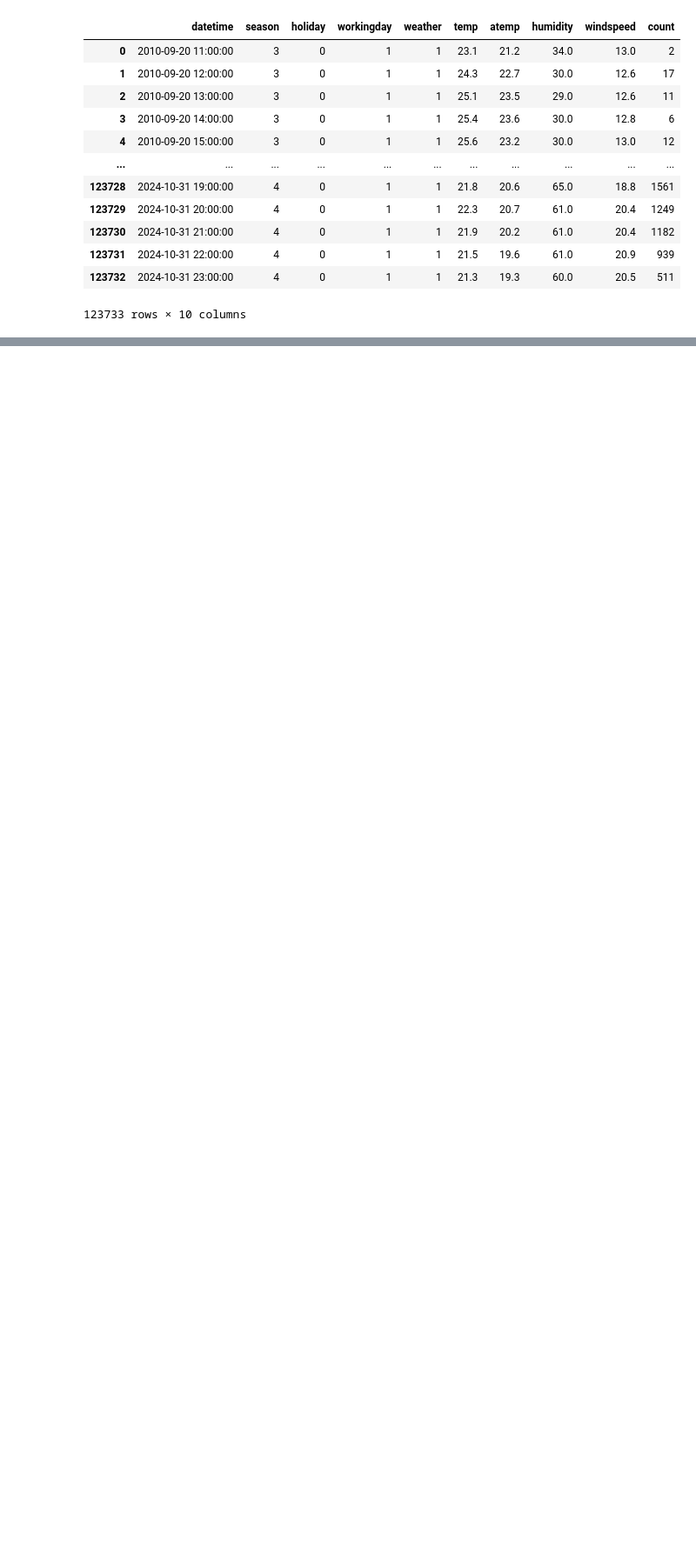
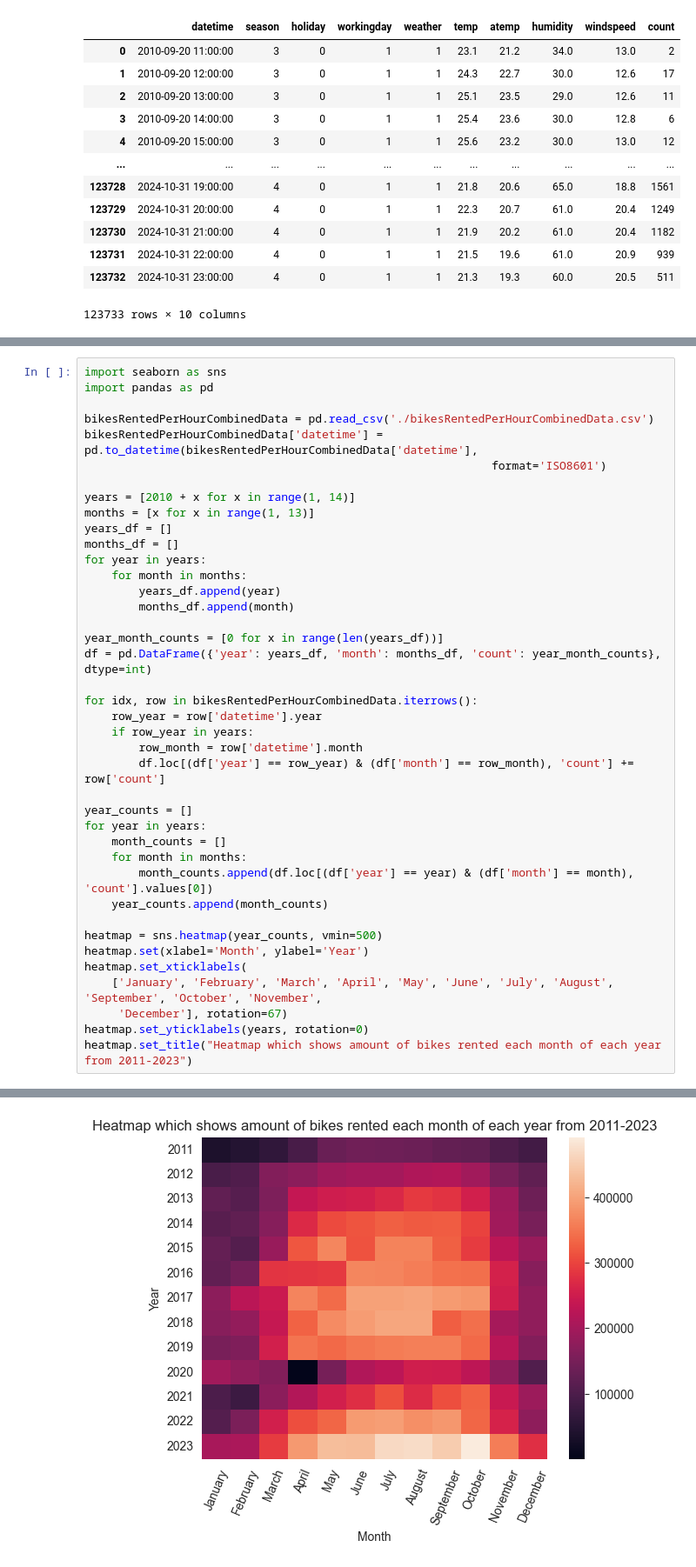
Before and after one commit to Scarch/ProjectE8, a Jupyter notebook: analysing_preparing_capitalBikeshareData.ipynb, the cells around one changed output, grey strips where cells are left out. Shown at 87% size. Saved outputs shown, nothing was run; the diff lists cells and outputs as text; blank space fills up the shorter version.

Commit message:
Accounted for previously missing data, made some graphs

```diff
--- a/analysing_preparing_capitalBikeshareData.ipynb
+++ b/analysing_preparing_capitalBikeshareData.ipynb
@@ -546,0 +551,41 @@ display(bikesRentedPerHourCombinedData)
+# %%
+import seaborn as sns
+import pandas as pd
+
+bikesRentedPerHourCombinedData = pd.read_csv('./bikesRentedPerHourCombinedData.csv')
+bikesRentedPerHourCombinedData['datetime'] = pd.to_datetime(bikesRentedPerHourCombinedData['datetime'],
+                                                            format='ISO8601')
+
+years = [2010 + x for x in range(1, 14)]
+months = [x for x in range(1, 13)]
+years_df = []
+months_df = []
+for year in years:
+    for month in months:
+        years_df.append(year)
+        months_df.append(month)
+
+year_month_counts = [0 for x in range(len(years_df))]
+df = pd.DataFrame({'year': years_df, 'month': months_df, 'count': year_month_counts}, dtype=int)
+
+for idx, row in bikesRentedPerHourCombinedData.iterrows():
+    row_year = row['datetime'].year
+    if row_year in years:
+        row_month = row['datetime'].month
+        df.loc[(df['year'] == row_year) & (df['month'] == row_month), 'count'] += row['count']
+
+year_counts = []
+for year in years:
+    month_counts = []
+    for month in months:
+        month_counts.append(df.loc[(df['year'] == year) & (df['month'] == month), 'count'].values[0])
+    year_counts.append(month_counts)
+
+heatmap = sns.heatmap(year_counts, vmin=500)
+heatmap.set(xlabel='Month', ylabel='Year')
+heatmap.set_xticklabels(
+    ['January', 'February', 'March', 'April', 'May', 'June', 'July', 'August', 'September', 'October', 'November',
+     'December'], rotation=67)
+heatmap.set_yticklabels(years, rotation=0)
+heatmap.set_title("Heatmap which shows amount of bikes rented each month of each year from 2011-2023")
+# %% [output]
@@ -546,0 +593 @@ display(bikesRentedPerHourCombinedData)
+[figure, added]
```
Also changed, not shown: parts of 18 cells of this notebook, 2 other files.
